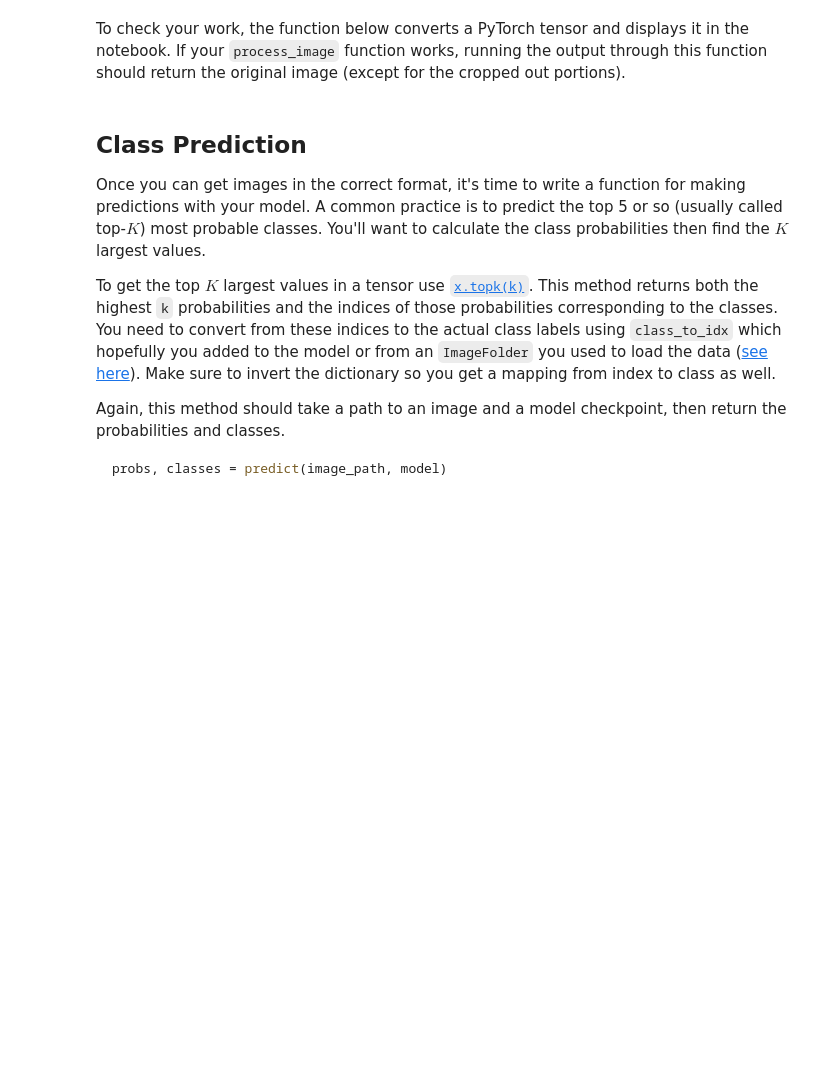
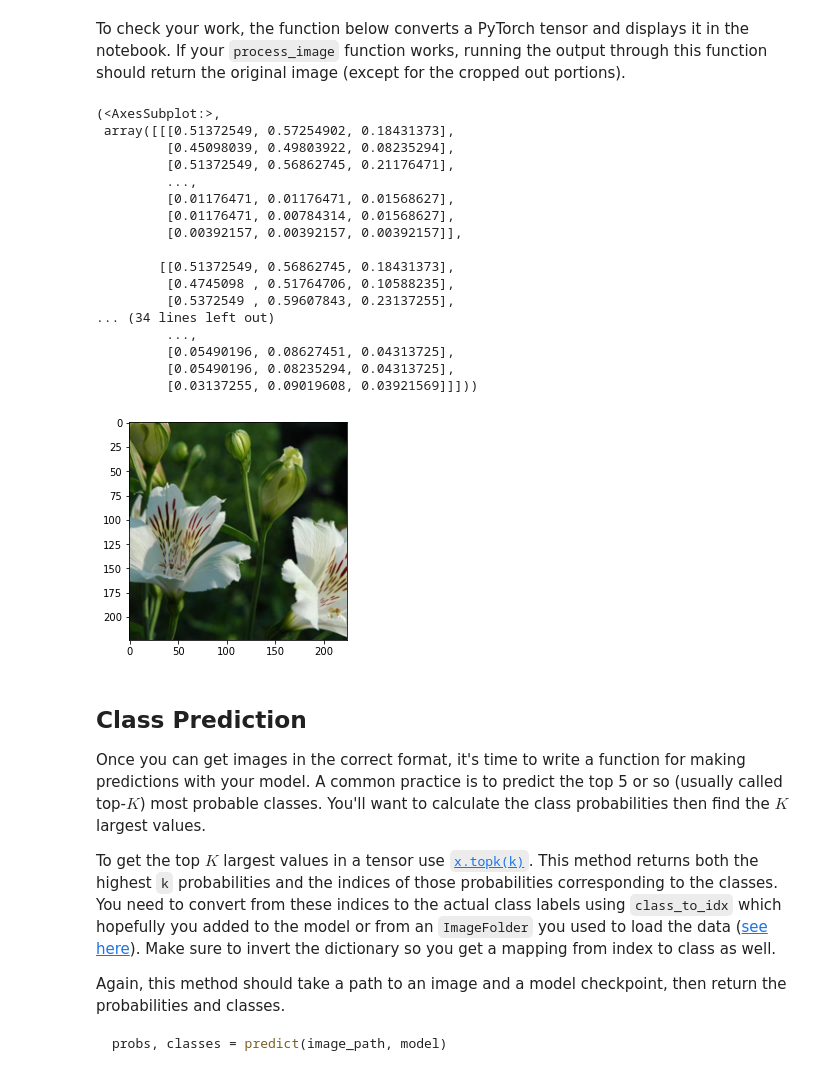
Before and after one commit to esherman9/DSND_Term1, a Jupyter notebook: projects/p2_image_classifier/Image Classifier Project.ipynb, the cells around one changed output. Cells and saved outputs as stored; diff of their text form; code cells hidden in the pictures; blank space fills up the shorter version.

```diff
--- a/projects/p2_image_classifier/Image Classifier Project.ipynb
+++ b/projects/p2_image_classifier/Image Classifier Project.ipynb
@@ -513,7 +525,26 @@ def imshow(image, ax=None, title=None):
 
     return ax, image
 # %%
-#imshow(process_image(Image.open('image_03023.jpg')))
+imshow(process_image(Image.open(sample_image())))
+# %% [output]
+(<AxesSubplot:>,
+ array([[[0.51372549, 0.57254902, 0.18431373],
+         [0.45098039, 0.49803922, 0.08235294],
+         [0.51372549, 0.56862745, 0.21176471],
+         ...,
+         [0.01176471, 0.01176471, 0.01568627],
+         [0.01176471, 0.00784314, 0.01568627],
+         [0.00392157, 0.00392157, 0.00392157]],
+
+        [[0.51372549, 0.56862745, 0.18431373],
+         [0.4745098 , 0.51764706, 0.10588235],
+         [0.5372549 , 0.59607843, 0.23137255],
+... (34 lines left out)
+         ...,
+         [0.05490196, 0.08627451, 0.04313725],
+         [0.05490196, 0.08235294, 0.04313725],
+         [0.03137255, 0.09019608, 0.03921569]]]))
+[figure, added]
 # %% [markdown]
 ## Class Prediction
 
```
Also changed, not shown: parts of 11 cells of this notebook, 4 other files.
